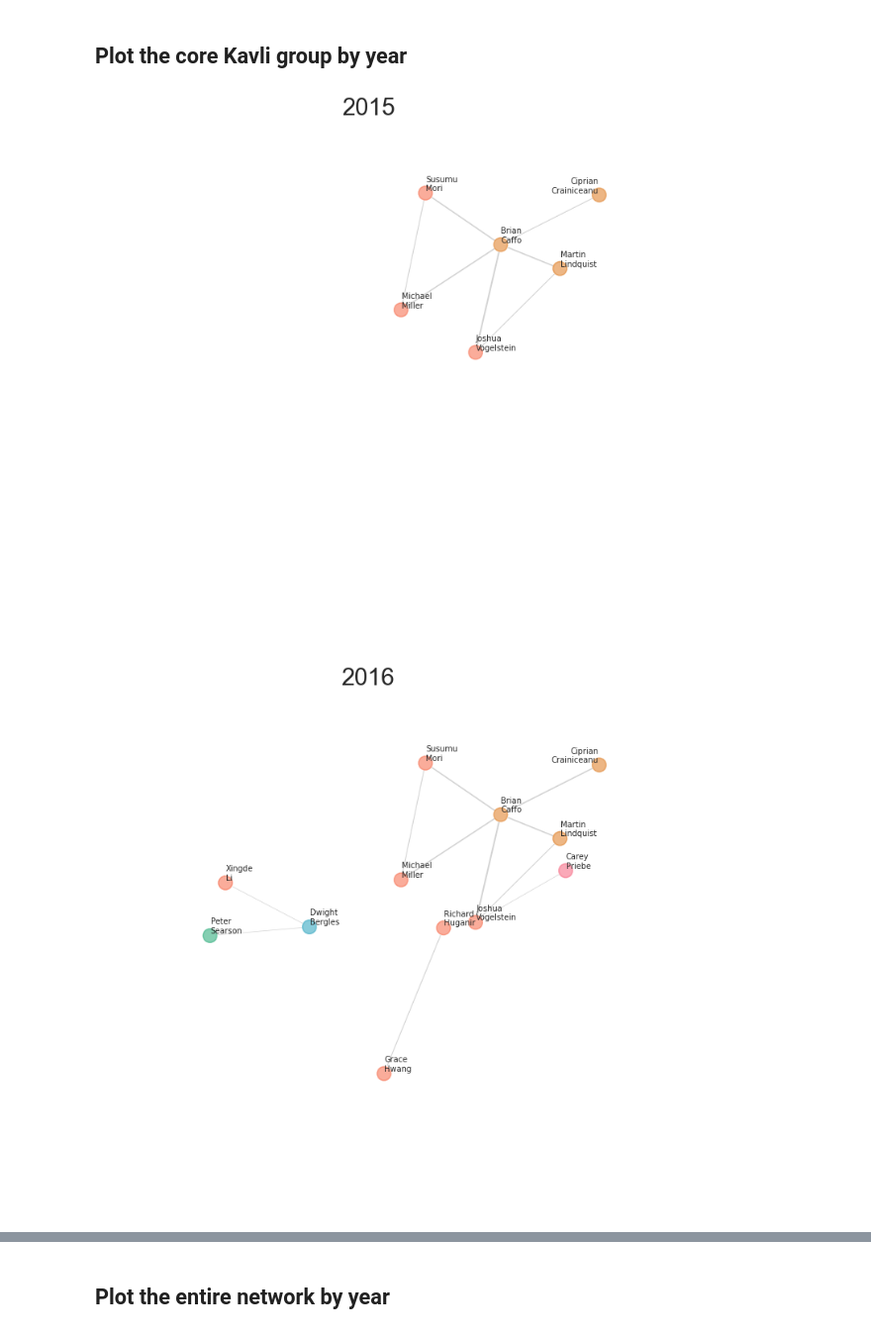
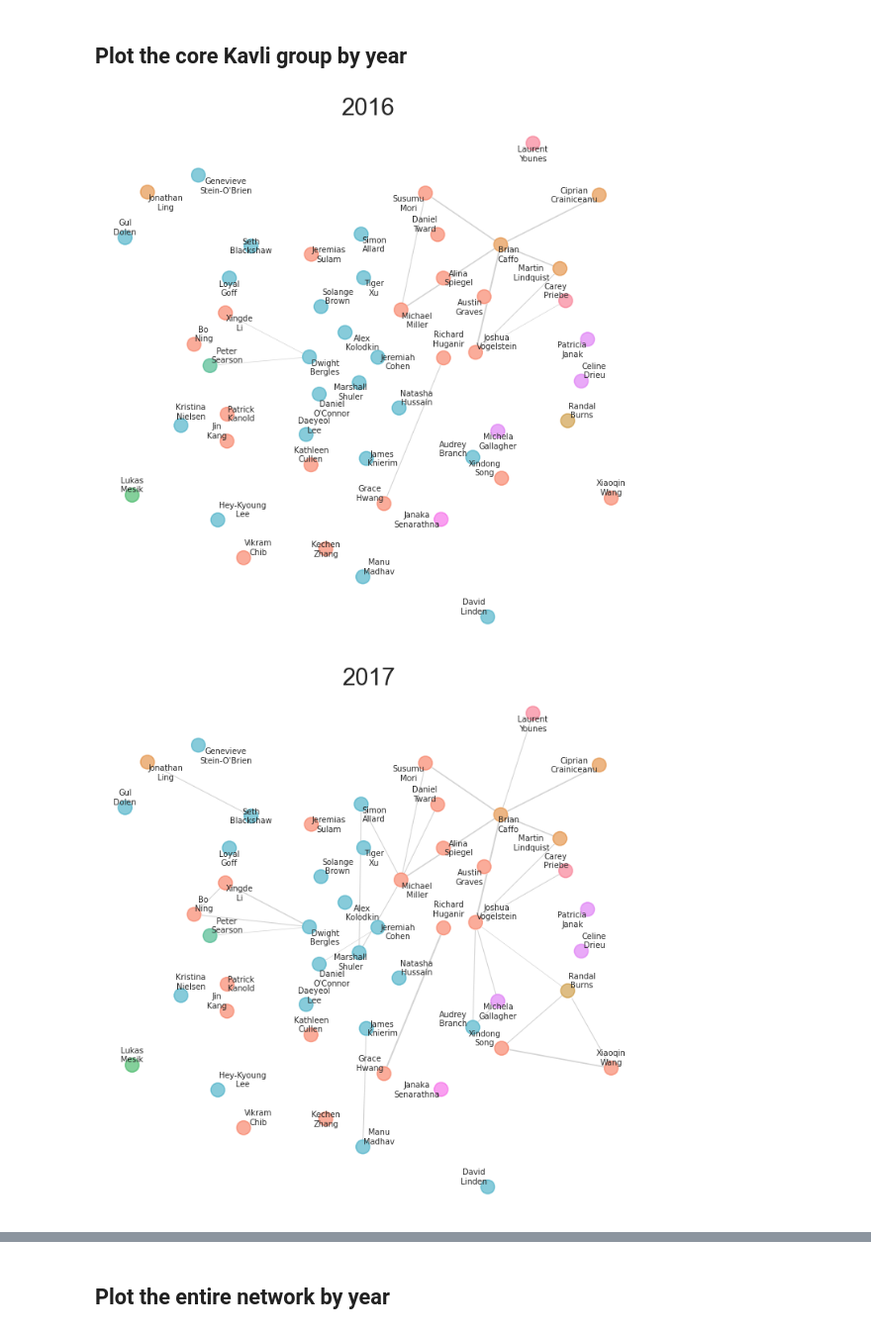
Before and after one commit to neurodata/notebooks, a Jupyter notebook: _notebooks/2021-03-18-kavli.ipynb, the cells around one changed output, grey strips where cells are left out. Shown at 99% size. Drawn from its saved outputs; the diff is of its cells as text; code cells hidden in the pictures.

```diff
--- a/_notebooks/2021-03-18-kavli.ipynb
+++ b/_notebooks/2021-03-18-kavli.ipynb
@@ -19,7 +19,7 @@ from adjustText import adjust_text
 
 from giskard.plot import palplot
 
-years = np.arange(2015, 2022)
+years = np.arange(2016, 2022)
 
 
 savefig_kws = dict(
@@ -29,8 +29,9 @@ savefig_kws = dict(
 layoutplot_kws = dict(node_alpha=0.6, adjust=True)
 
 
-def stashfig(name, format="png", **kwargs):
-    plt.savefig(f"sandbox/results/kavli/{name}.{format}", **savefig_kws)
+def stashfig(name, **kwargs):
+    plt.savefig(f"sandbox/results/kavli/{name}.pdf", format="pdf", **savefig_kws)
+    plt.savefig(f"sandbox/results/kavli/{name}.png", format="png", **savefig_kws)
 
 
 class MapDict(dict):
@@ -110,6 +111,7 @@ edge_types = edges["type"].unique()
 joined = data[data["type"] == "joined"].set_index("source")
 nodes["core"] = False
 nodes.loc[nodes.index.isin(joined.index), "core"] = True
+nodes["joined"] = nodes.index.map(joined["start"])
 
 # mapping departments
 dept_map = {
@@ -217,7 +219,13 @@ def layoutplot(
             # text.set_bbox(dict(facecolor="white", alpha=0.3, edgecolor="white"))
             texts.append(text)
         if adjust:
-            adjust_text(texts, expand_text=(1.03, 1.1), lim=200, avoid_self=False)
+            adjust_text(
+                texts,
+                expand_text=(1.03, 1.1),
+                lim=200,
+                avoid_self=False,
+                autoalign=False,
+            )
 
     ax.axis("off")
 
@@ -251,33 +259,39 @@ def calculate_bounds(pos, pad=0.05):
 def extract_year_mgs(mg):
     year_mgs = {}
     for year in years:
         select_edges = []
         for (u, v, k, d) in mg.edges(data=True, keys=True):
             edge_year = d["start"]
             if edge_year <= year:
                 select_edges.append((u, v, k))
         year_mg = nx.edge_subgraph(mg, select_edges)
         year_mgs[year] = year_mg
     return year_mgs
 
 
+# layoutplot_kws["adjust"] = True
+
 core_mg = nx.subgraph(mg, nodes[nodes["core"]].index)
 core_flat_g = flatten_muligraph(core_mg)
 core_pos = nx.kamada_kawai_layout(core_flat_g, weight=None)
 xlim, ylim = calculate_bounds(core_pos)
 
 year_mgs = extract_year_mgs(core_mg)
 
 for year in years:
     year_mg = year_mgs[year]
     year_g = flatten_muligraph(year_mg)
     fig, ax = plt.subplots(1, 1, figsize=(12, 12))
     layoutplot(
-        year_g, core_pos, nodes[nodes.index.isin(year_g.nodes)], ax=ax, **layoutplot_kws
+        year_g,
+        core_pos,
+        nodes[nodes.index.isin(core_flat_g.nodes)],
+        ax=ax,
+        **layoutplot_kws,
     )
     ax.set_title(year, fontsize=30)
     ax.set(xlim=xlim, ylim=ylim)
     stashfig(f"kavli-core-year-{year}")
 # %% [output]
-[figure, old version]
+[figure, new version]
-[figure, old version]
+[figure, new version]
```
Also changed, not shown: parts of 5 cells of this notebook.
